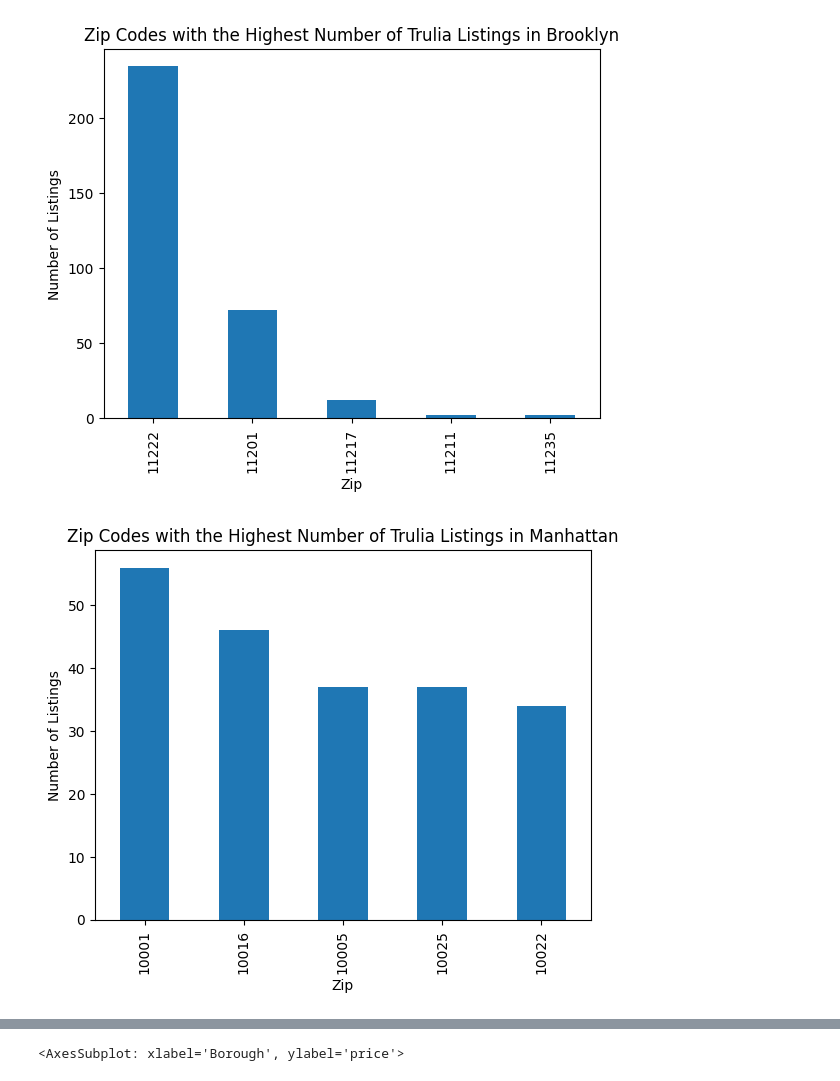
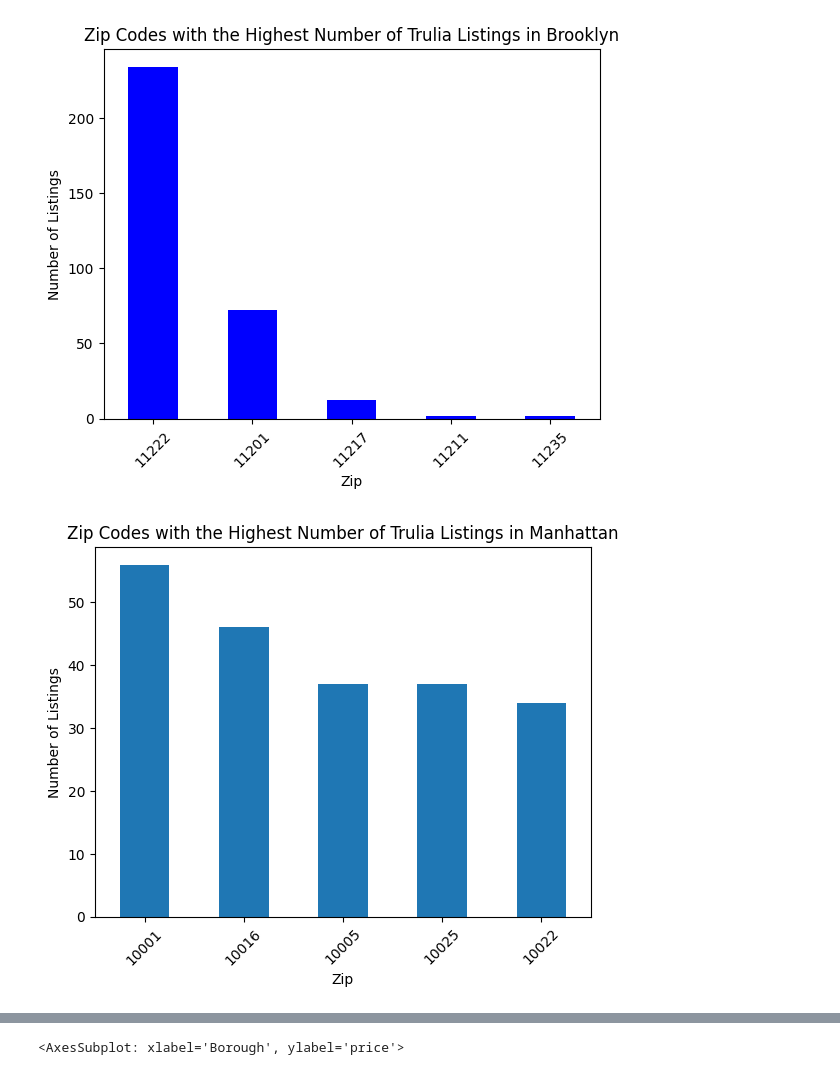
Before and after one commit to hpuma/Airbnb_Rental_Project, a Jupyter notebook: vis/trulia_naledi.ipynb, the cells around one changed output, grey strips where cells are left out. Saved outputs shown, nothing was run; the diff lists cells and outputs as text; code cells hidden in the pictures.

```diff
--- a/vis/trulia_naledi.ipynb
+++ b/vis/trulia_naledi.ipynb
@@ -6,7 +6,9 @@ import seaborn as sns
 with open('../data/clean/trulia.csv', 'r') as file:
     df = pd.read_csv(file)
 # %%
-# df.dropna().to_csv('../data/clean/trulia.csv', index=False)
+# verify that trulia is clean
+
+df = df.dropna()
 # %%
 df.head(10)
 # %% [output]
@@ -90,21 +98,22 @@ for b, b_title in boros:
 # %%
 # Distribution of Trulia Listings per Borough per Zip code
 
 brooklyn = df.groupby(["Borough"]).get_group("Brooklyn").groupby(["Zip"]).count().sort_values(by="Listing Url", ascending=False).head(5)
 manhattan = df.groupby(["Borough"]).get_group("New York").groupby(["Zip"]).count().sort_values(by="Listing Url", ascending=False).head(5)
 queens = df.groupby(["Borough"]).get_group("Queens").groupby(["Zip"]).count().sort_values(by="Listing Url", ascending=False).head(5)
 staten_island = df.groupby(["Borough"]).get_group("Staten Island").groupby(["Zip"]).count().sort_values(by="Listing Url", ascending=False).head(5)
 bronx = df.groupby(["Borough"]).get_group("Bronx").groupby(["Zip"]).count().sort_values(by="Listing Url", ascending=False).head(5)
 
-brooklyn_plot = brooklyn["Listing Url"].plot(kind = "bar", title = "Zip Codes with the Highest Number of Trulia Listings in Brooklyn", ylabel = "Number of Listings")
+brooklyn_plot = brooklyn["Listing Url"].plot(kind = "bar", rot = 45, colormap = "winter",
+                                             title = "Zip Codes with the Highest Number of Trulia Listings in Brooklyn", ylabel = "Number of Listings")
 
-brooklyn_plot.figure.savefig("./brooklyn_plot_mean_rent_by_zip.png")
+brooklyn_plot.figure.savefig("Zip Codes with the Highest Number of Trulia Listings in Brooklyn" + ".png", bbox_inches="tight")
 # %% [output]
-[figure, old version]
+[figure, new version]
 # %%
-manhattan_plot = manhattan["Listing Url"].plot(kind = "bar", title = "Zip Codes with the Highest Number of Trulia Listings in Manhattan", ylabel = "Number of Listings")
+manhattan_plot = manhattan["Listing Url"].plot(kind = "bar", rot = 45, title = "Zip Codes with the Highest Number of Trulia Listings in Manhattan", ylabel = "Number of Listings")
 
-manhattan_plot.figure.savefig("./manhattan_plot_mean_rent_by_zip.png")
+manhattan_plot.figure.savefig("Zip Codes with the Highest Number of Trulia Listings in Manhattan"+".png", bbox_inches="tight")
 # %% [output]
-[figure, old version]
+[figure, new version]
 # %%
```
Also changed, not shown: parts of 11 cells of this notebook, 29 other files.
